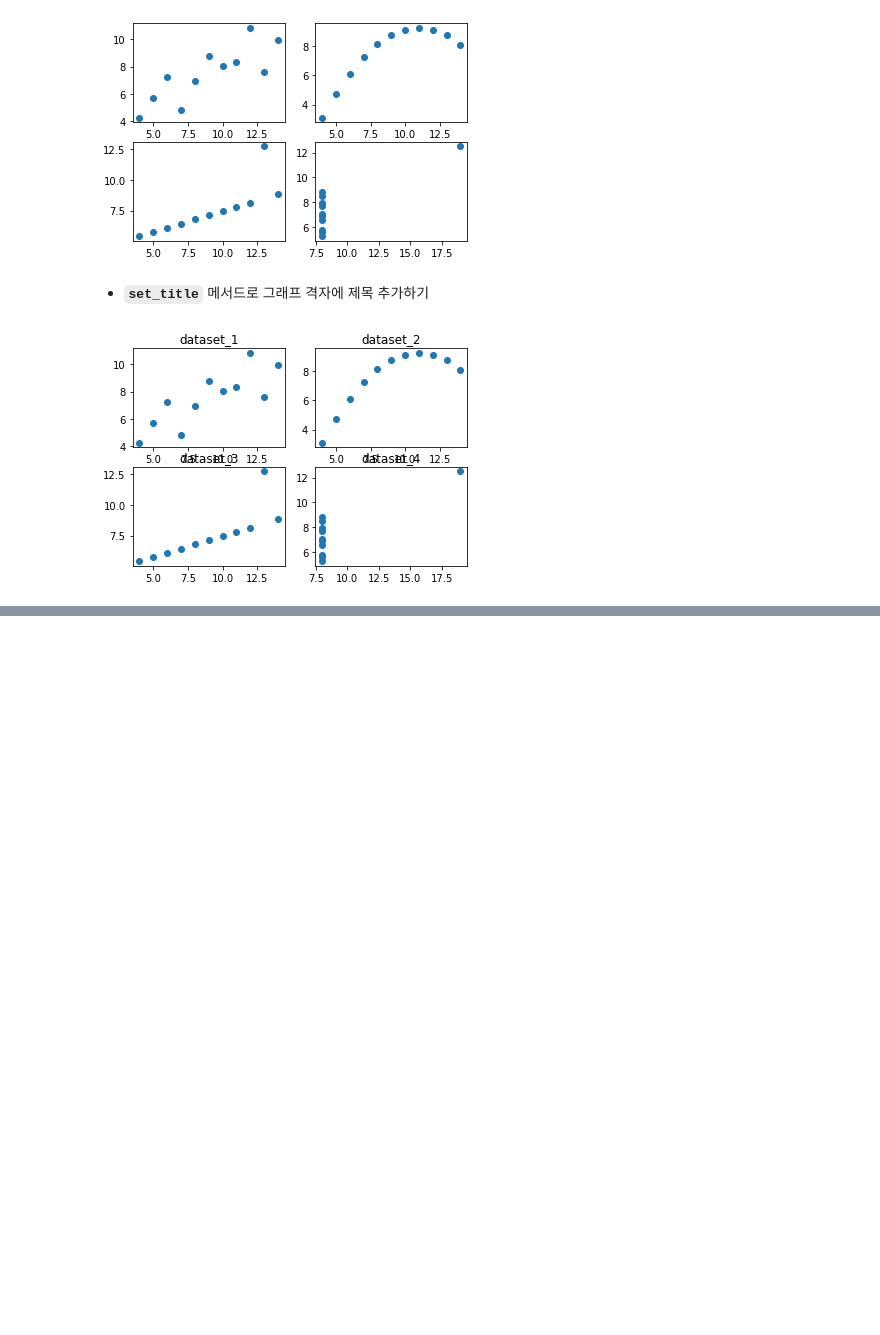
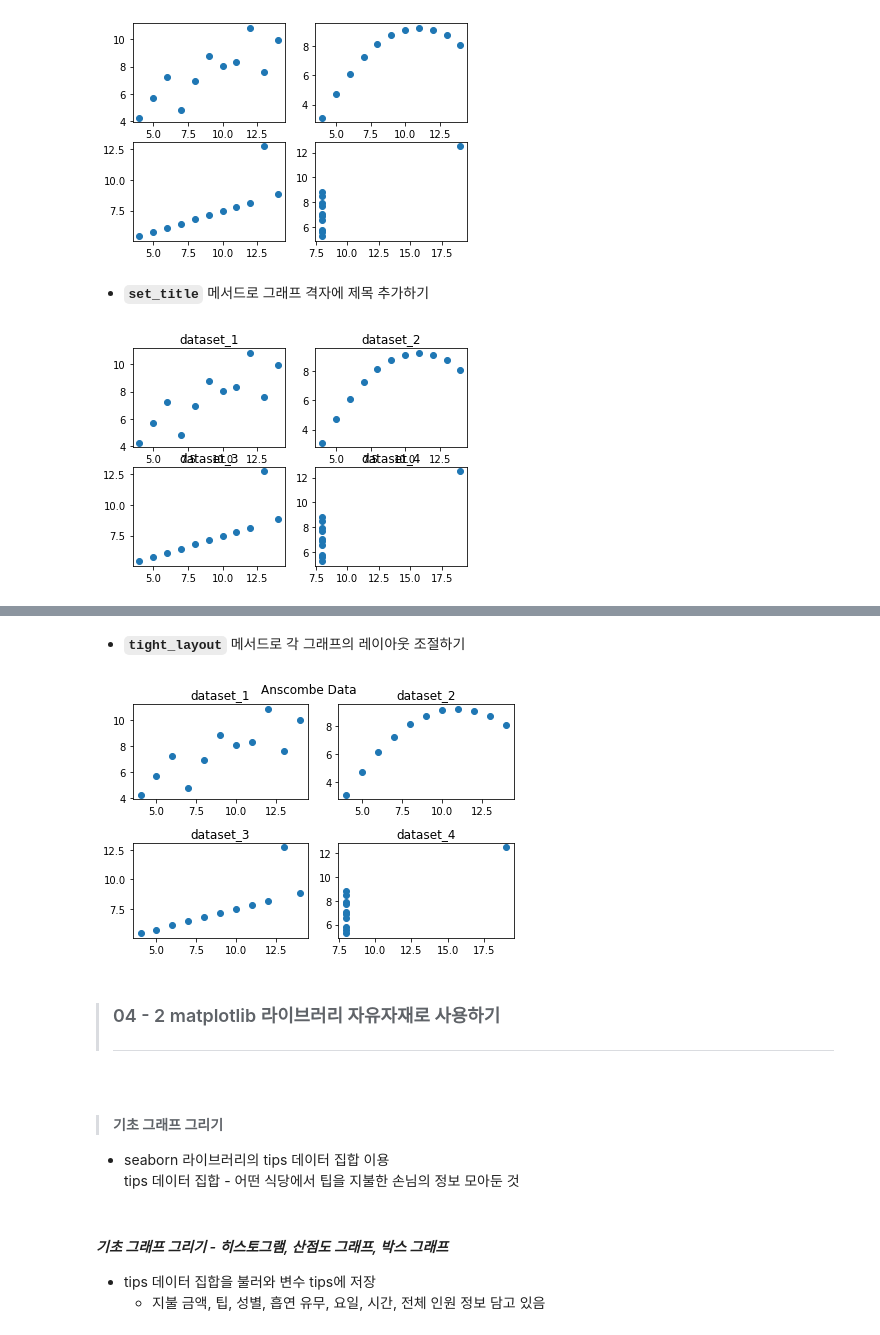
Before and after one commit to sehan25/ESAA, a Jupyter notebook: 0328__Doit_Pandas_Graph.ipynb, the cells around one changed output, grey strips where cells are left out. Saved outputs shown, nothing was run; the diff lists cells and outputs as text; code cells hidden in the pictures; blank space fills up the shorter version.

```diff
--- a/0328__Doit_Pandas_Graph.ipynb
+++ b/0328__Doit_Pandas_Graph.ipynb
@@ -126,0 +136,21 @@ fig
+# %% [markdown]
+* **`tight_layout`** 메서드로 각 그래프의 레이아웃 조절하기
+# %%
+fig.tight_layout()
+
+fig
+# %% [output]
+[figure, added]
+# %% [markdown]
+> ### 04 - 2 matplotlib 라이브러리 자유자재로 사용하기
+> ---
+# %% [markdown]
+> #### 기초 그래프 그리기
+
+* seaborn 라이브러리의 tips 데이터 집합 이용
+tips 데이터 집합 - 어떤 식당에서 팁을 지불한 손님의 정보 모아둔 것
+# %% [markdown]
+#### *기초 그래프 그리기 - 히스토그램, 산점도 그래프, 박스 그래프*
+
+* tips 데이터 집합을 불러와 변수 tips에 저장
+    * 지불 금액, 팁, 성별, 흡연 유무, 요일, 시간, 전체 인원 정보 담고 있음
```
Also changed, not shown: parts of 92 cells of this notebook.
